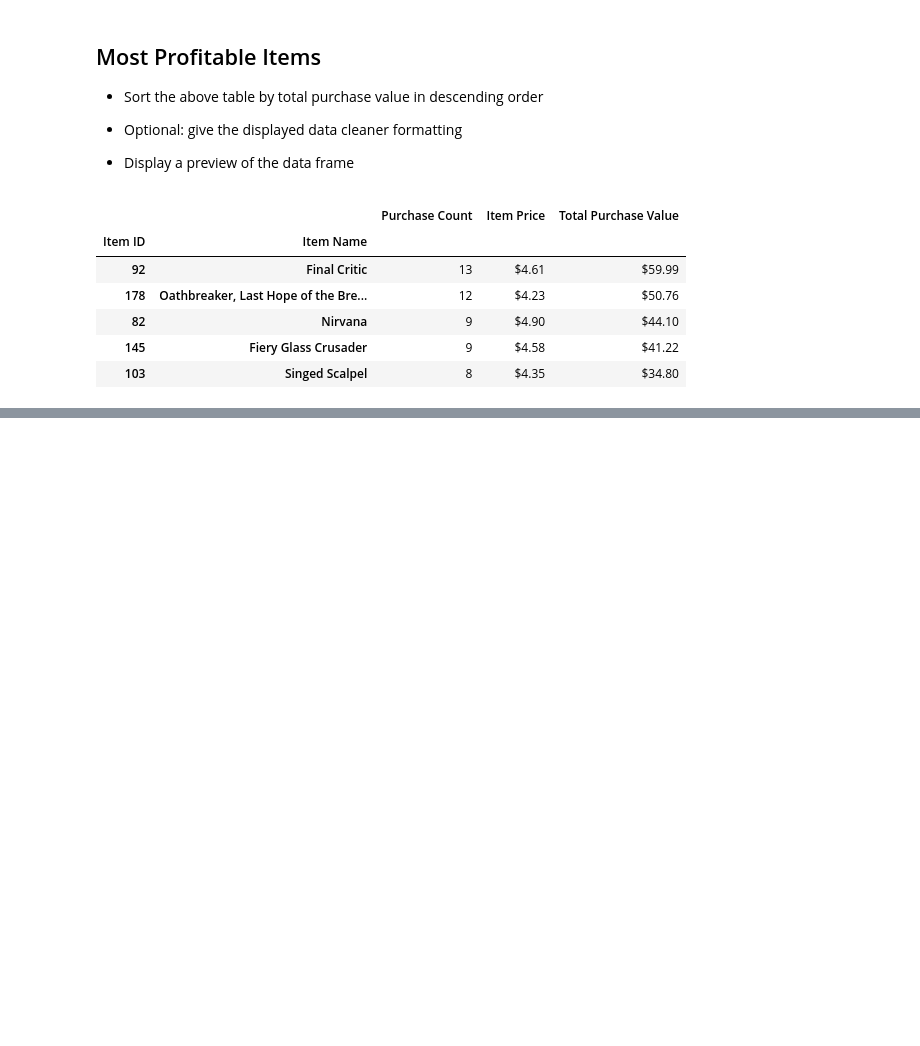
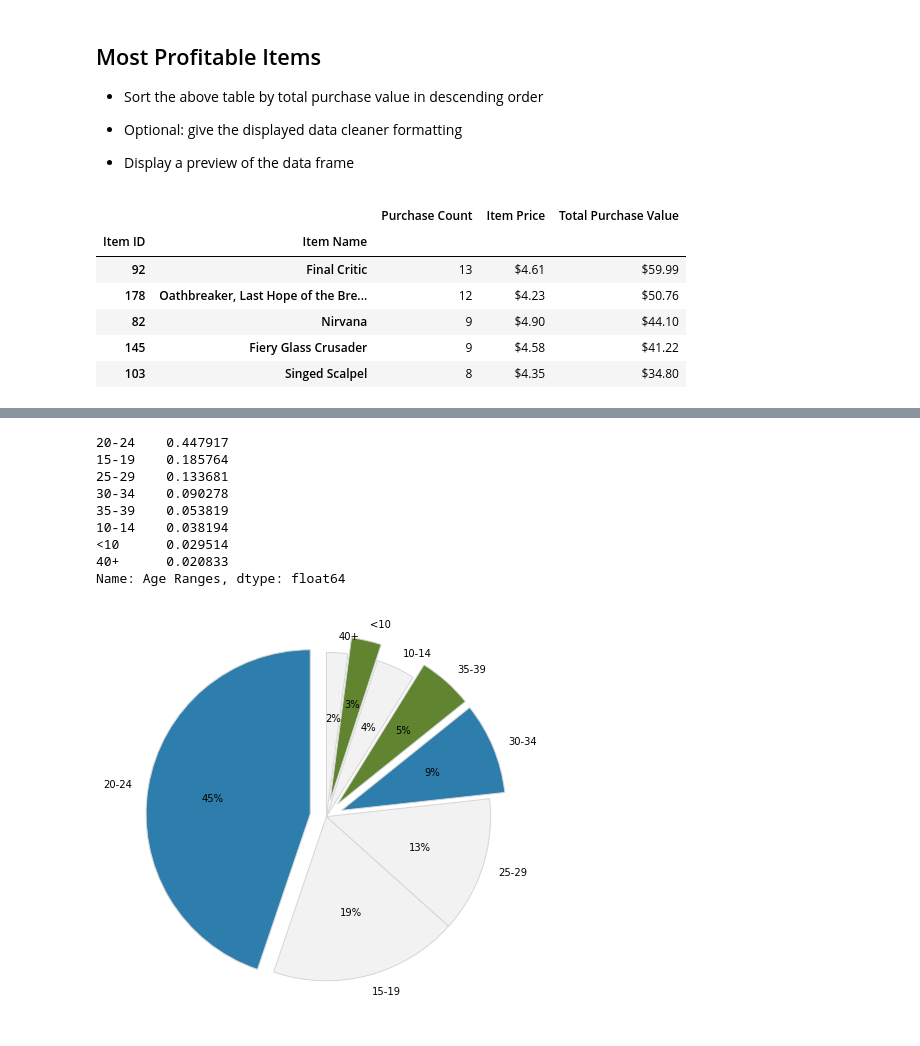
Before and after one commit to bnarath/pandas-challenge, a Jupyter notebook: HeroesOfPymoli/HeroesOfPymoli.ipynb, the cells around one changed output, grey strips where cells are left out. Cells and saved outputs as stored; diff of their text form; code cells hidden in the pictures; blank space fills up the shorter version.

```diff
--- a/HeroesOfPymoli/HeroesOfPymoli.ipynb
+++ b/HeroesOfPymoli/HeroesOfPymoli.ipynb
@@ -300,0 +330,25 @@ Most_Profitable_Items.head()
+# %%
+#To see "Average Total purchase Value per person" and "Average Total purchase Count per person" at various age groups
+PA_Age_Frame = purchase_data[['SN', 'Age', 'Price']].copy()
+PA_Age_Frame['Age Ranges'] = pd.cut(PA_Age_Frame.Age, bins=[-np.inf] + list(range(10, 41, 5)) + [np.inf], right=False, labels=['<10']+[f"{i}-{i+4}" for i in range(10, 36, 5)]+['40+'])
+
+
+#Please note that somehow PA_Age_Frame[['SN', 'Age Ranges', 'Price']].groupby('SN').agg({ 'Price':['sum', 'count'], 'Age Ranges':'first'}) is not
+#producing the desired result in my version of pandas. Hence, I am using a workaround for this
+PA_Age_Frame1= PA_Age_Frame[['SN', 'Age Ranges', 'Price']].groupby('SN').agg({ 'Price':['sum', 'count']})
+PA_Age_Frame1.columns = ['Total Purchase Value','Purchase Count']
+PA_Age_Frame2 = PA_Age_Frame[['SN', 'Age Ranges']].groupby('SN').first()
+#Join both the frames above
+PA_Age_Frame_per_player =  PA_Age_Frame1.join(PA_Age_Frame2, how="inner")
+#To get the avg per age group
+PA_Age_per_player = PA_Age_Frame_per_player.groupby('Age Ranges').agg('mean')
+PA_Age_per_player.columns = ['Avg Total Purchase Value per Person', 'Avg Total Purchase Count per Person']
+#Sorting and Visualization
+Sorted_Value_PA_Age_per_player = PA_Age_per_player.sort_values(by = 'Avg Total Purchase Value per Person', ascending=False)
+Sorted_Count_PA_Age_per_player= PA_Age_per_player.sort_values(by = 'Avg Total Purchase Count per Person', ascending=False)
+PA_Age_per_player = PA_Age_per_player.apply({'Avg Total Purchase Value per Person':"${:,.2f}".format, 'Avg Total Purchase Count per Person':"{:,.2f}".format})
+Sorted_Value_PA_Age_per_player = Sorted_Value_PA_Age_per_player.apply({'Avg Total Purchase Value per Person':"${:,.2f}".format, 'Avg Total Purchase Count per Person':"{:,.2f}".format})
+Sorted_Count_PA_Age_per_player = Sorted_Count_PA_Age_per_player.apply({'Avg Total Purchase Value per Person':"${:,.2f}".format, 'Avg Total Purchase Count per Person':"{:,.2f}".format})
+#Display
+Sorted_Value_PA_Age_per_player
+Sorted_Count_PA_Age_per_player
@@ -300,0 +376,27 @@ Most_Profitable_Items.head()
+# %%
+#To visualize the proportion of players at various age groups
+_ = plt.figure(figsize=(8,6))
+Proportion = PA_Age_Frame_per_player['Age Ranges'].value_counts(normalize=True)
+_ = plt.pie(Proportion,
+            labels=Proportion.index,
+            explode=(0.1,0,0,0.1,0.1,0,0.1,0),
+            startangle=90,
+            colors = ['#2D7EAC', '#F2F2F2', '#F2F2F2', '#2D7EAC', '#60842F', '#F2F2F2', '#60842F', '#F2F2F2'],
+            wedgeprops={"edgecolor":"#D6D6D6",'linewidth': 1, 'linestyle': 'solid', 'antialiased': True},
+            # with the percent listed as a fraction
+            autopct='%.0f%%')
+
+# View the plot (Decimal places are approximated to nearest integer)
+plt.tight_layout()
+Proportion
+# %% [output]
+20-24    0.447917
+15-19    0.185764
+25-29    0.133681
+30-34    0.090278
+35-39    0.053819
+10-14    0.038194
+<10      0.029514
+40+      0.020833
+Name: Age Ranges, dtype: float64
+[figure, added]
```
Also changed, not shown: parts of 9 cells of this notebook, 2 other files.
